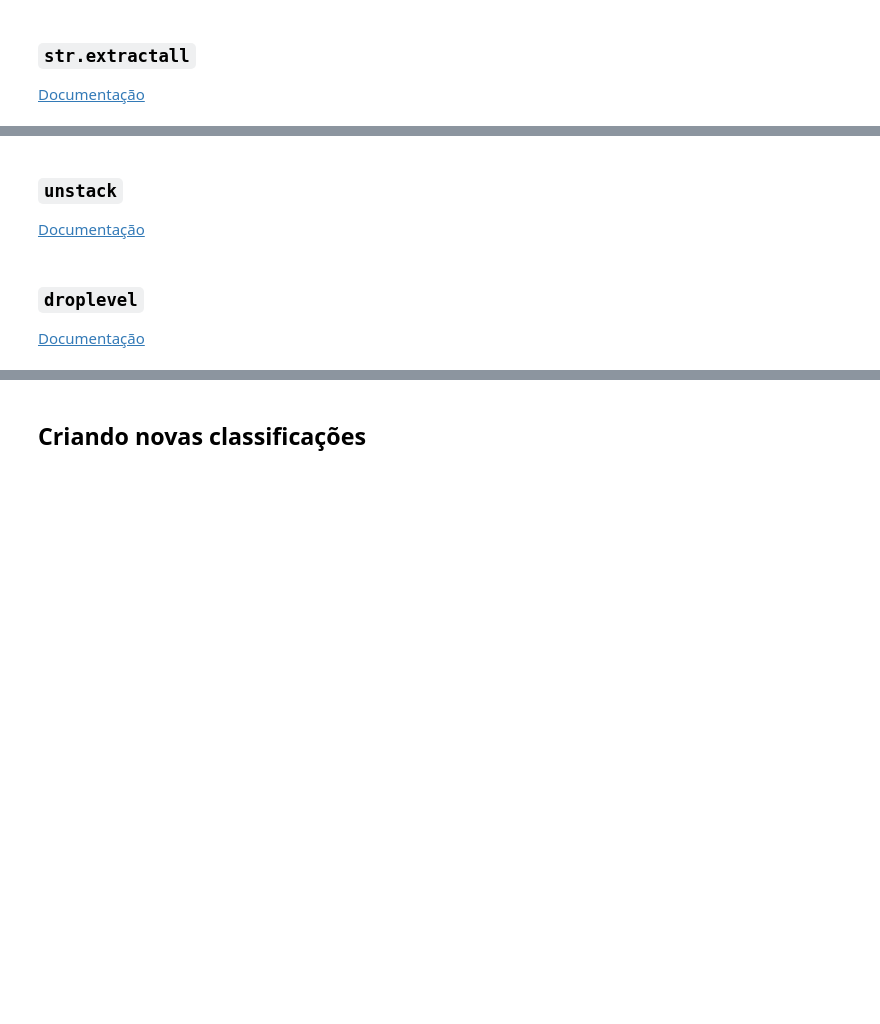
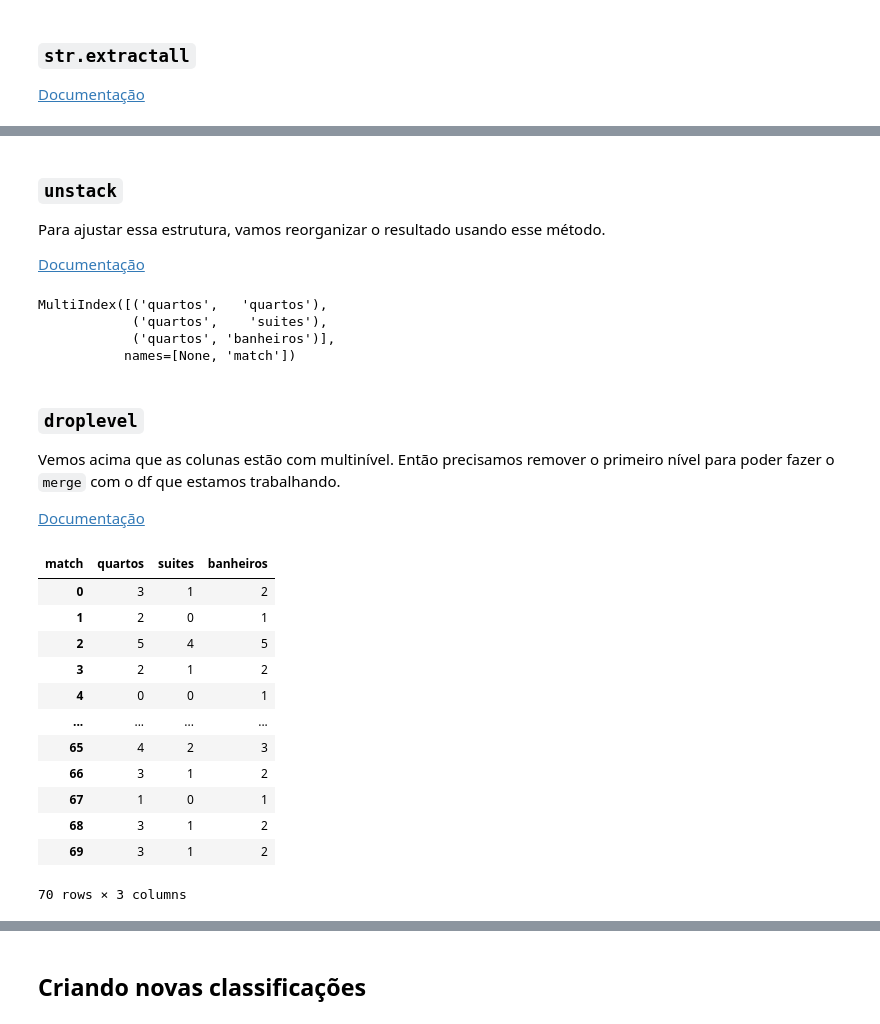
Before and after one commit to biamouras/alura-pandas-ds, a Jupyter notebook: 05_pandas_avancado/05_pandas_avancado.ipynb, the cells around one changed output, grey strips where cells are left out. Cells and saved outputs as stored; diff of their text form; code cells hidden in the pictures; blank space fills up the shorter version.

```diff
--- a/05_pandas_avancado/05_pandas_avancado.ipynb
+++ b/05_pandas_avancado/05_pandas_avancado.ipynb
@@ -888,3 +904,9 @@ dados_listings
 ### `str.extractall`
 
 [Documentação](https://pandas.pydata.org/pandas-docs/stable/reference/api/pandas.Series.str.extractall.html)
+# %%
+configuracao = dados_listings['anuncio_descricao'].str.extractall('(\d+)')
+# lembrando que precisamos colocar o str entre a Series e o método
+configuracao.head()
+
+# a resposta desse método é um dataframe com um índice que junta a linha e a posição do número encontrado
@@ -891,8 +921,38 @@ dados_listings
 # %% [markdown]
 ### `unstack`
 
+Para ajustar essa estrutura, vamos reorganizar o resultado usando esse método.
+
 [Documentação](https://pandas.pydata.org/pandas-docs/stable/reference/api/pandas.DataFrame.unstack.html)
+# %%
+configuracao = configuracao.unstack().rename(columns = {0: 'quartos', 1: 'suites', 2: 'banheiros'})
+# %%
+configuracao.columns
+# %% [output]
+MultiIndex([('quartos',   'quartos'),
+            ('quartos',    'suites'),
+            ('quartos', 'banheiros')],
+           names=[None, 'match'])
 # %% [markdown]
 ### `droplevel`
 
+Vemos acima que as colunas estão com multinível. Então precisamos remover o primeiro nível para poder fazer o `merge` com o df que estamos trabalhando.
+
 [Documentação](https://pandas.pydata.org/pandas-docs/stable/reference/api/pandas.DataFrame.droplevel.html)
+# %%
+configuracao = configuracao.droplevel(level = 0, axis = 1)
+configuracao
+# %% [output]
+| match | quartos | suites | banheiros |
+| 0 | 3 | 1 | 2 |
+| 1 | 2 | 0 | 1 |
+| 2 | 5 | 4 | 5 |
+| 3 | 2 | 1 | 2 |
+| 4 | 0 | 0 | 1 |
+| ... | ... | ... | ... |
+| 65 | 4 | 2 | 3 |
+| 66 | 3 | 1 | 2 |
+| 67 | 1 | 0 | 1 |
+| 68 | 3 | 1 | 2 |
+| 69 | 3 | 1 | 2 |
+70 rows × 3 columns
```
Also changed, not shown: parts of 5 cells of this notebook, 1 other file.
